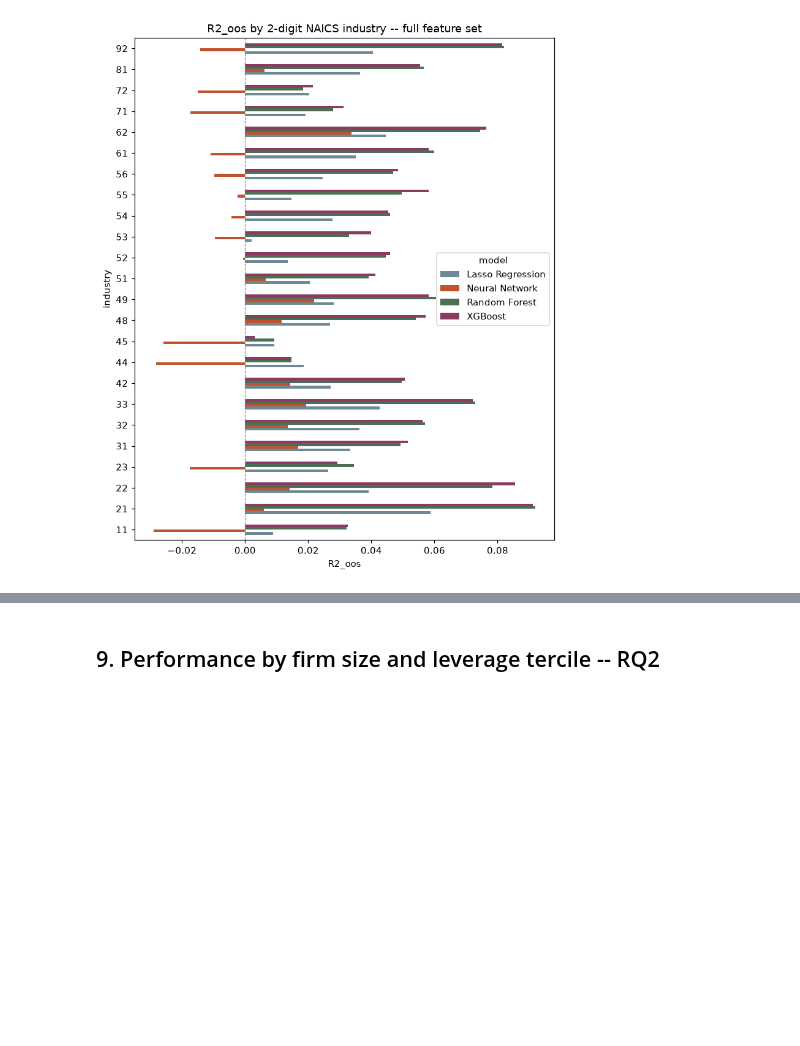
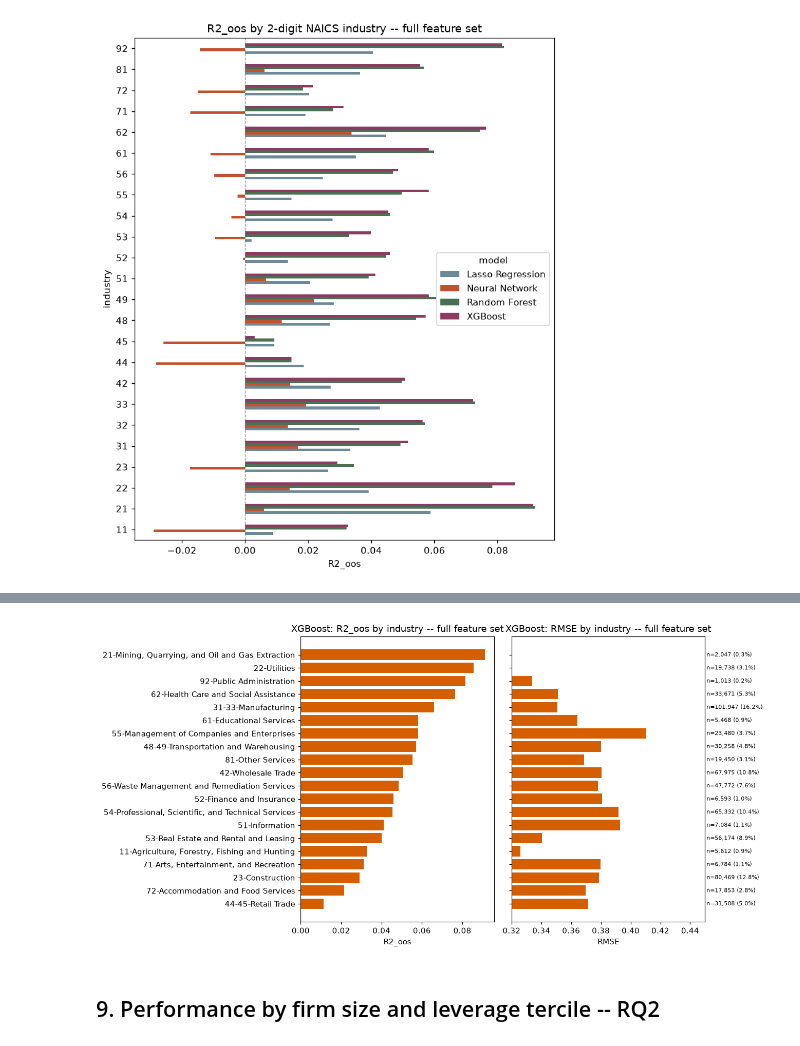
Before and after one commit to NhiPK/MLforEcon, a Jupyter notebook: model/model_comparison.ipynb, the cells around one changed output, grey strips where cells are left out. Drawn from its saved outputs; the diff is of its cells as text; code cells hidden in the pictures; blank space fills up the shorter version.

```diff
--- a/model/model_comparison.ipynb
+++ b/model/model_comparison.ipynb
@@ -965,3 +947,90 @@ by_industry.round(4)
 | 311 | Lasso Regression | Firm + Survey + Text | 92 | 1013 | 0.3413 | 0.2457 | 0.0405 |
 312 rows × 7 columns
 [figure]
+# %%
+MIN_INDUSTRY_N = 500  # adjust based on your test-set sizes
+
+# ---- Map NAICS 2-digit codes to industry names, then group by name only ----
+NAICS_INDUSTRY_NAMES = {
+    "11": "11-Agriculture, Forestry, Fishing and Hunting",
+    "21": "21-Mining, Quarrying, and Oil and Gas Extraction",
+    "22": "22-Utilities",
+    "23": "23-Construction",
+    "31": "31-33-Manufacturing", "32": "31-33-Manufacturing", "33": "31-33-Manufacturing",
+    "42": "42-Wholesale Trade",
+    "44": "44-45-Retail Trade", "45": "44-45-Retail Trade",
+    "48": "48-49-Transportation and Warehousing", "49": "48-49-Transportation and Warehousing",
+    "51": "51-Information",
+    "52": "52-Finance and Insurance",
+    "53": "53-Real Estate and Rental and Leasing",
+    "54": "54-Professional, Scientific, and Technical Services",
+    "55": "55-Management of Companies and Enterprises",
+    "56": "56-Waste Management and Remediation Services",
+    "61": "61-Educational Services",
+    "62": "62-Health Care and Social Assistance",
+    "71": "71-Arts, Entertainment, and Recreation",
+    "72": "72-Accommodation and Food Services",
+    "81": "81-Other Services",
+    "92": "92-Public Administration",
+}
+
+test_df["industry_group"] = test_df["naics_2digit"].astype(str).map(NAICS_INDUSTRY_NAMES).fillna("Other/Unmapped")
+
+industry_counts = test_df["industry_group"].value_counts()
+keep_industries = industry_counts[industry_counts >= MIN_INDUSTRY_N].index
+test_df["industry_group"] = np.where(
+    test_df["industry_group"].isin(keep_industries), test_df["industry_group"], "Other"
+)
+
+by_industry_rows = []
+for industry, mask in test_df.groupby("industry_group").groups.items():
+    idx = test_df.index.get_indexer(mask)
+    y_ind = test_df.loc[mask, TARGET_COL].values
+    by_industry_rows.append({"model": "Baseline (train mean)", "feature_set": "-", "industry": industry,
+                              **score(y_ind, np.full(len(mask), ybar_train), ybar_train)})
+    for (model_type, feature_set), pred in predictions.items():
+        by_industry_rows.append({
+            "model": MODEL_LABELS[model_type],
+            "feature_set": FEATURE_SET_LABELS[feature_set],
+            "industry": industry,
+            **score(y_ind, pred[idx], ybar_train),
+        })
+
+by_industry = pd.DataFrame(by_industry_rows)[["model", "feature_set", "industry", "n", "RMSE", "MAE", "R2_oos"]]
+by_industry.to_csv(OUTPUT_DIR / "performance_by_industry.csv", index=False)
+
+# ---- Plot: R2_oos and RMSE side by side, XGBoost only, one bar per industry ----
+xgb_set = by_industry[
+    (by_industry["feature_set"] == FEATURE_SET_LABELS["firm_survey_text"])
+    & (by_industry["model"] == "XGBoost")
+].set_index("industry")
+
+total_n = xgb_set["n"].sum()
+xgb_set["pct_of_test"] = 100 * xgb_set["n"] / total_n
+
+# Order by R2_oos ascending (barh draws bottom-to-top, so ascending here
+# puts the best-performing industry at the TOP of the chart)
+xgb_set = xgb_set.sort_values("R2_oos", ascending=True)
+
+XGB_COLOR = "#D55E00"
+
+fig, axes = plt.subplots(1, 2, figsize=(12, max(3, 0.30 * len(xgb_set))), sharey=True)
+
+axes[0].barh(xgb_set.index, xgb_set["R2_oos"], color=XGB_COLOR)
+axes[0].axvline(0, color="grey", linewidth=0.8, linestyle="--")
+axes[0].set_xlabel("R2_oos")
+axes[0].set_title("XGBoost: R2_oos by industry -- full feature set")
+
+axes[1].barh(xgb_set.index, xgb_set["RMSE"], color=XGB_COLOR)
+axes[1].set_xlabel("RMSE")
+axes[1].set_title("XGBoost: RMSE by industry -- full feature set")
+axes[1].set_xlim(0.32, 0.45)
+axes[1].set_ylabel("")
+
+for y, (n, pct) in enumerate(zip(xgb_set["n"], xgb_set["pct_of_test"])):
+    axes[1].text(0.451, y, f"n={n:,} ({pct:.1f}%)", va="center", fontsize=7)
+
+fig.tight_layout()
+fig.savefig(OUTPUT_DIR / "xgboost_r2_and_rmse_by_industry.png", dpi=300, bbox_inches="tight")
+by_industry.round(4)
+# %% [output]
@@ -968,3 +1050,4 @@ by_industry.round(4)
+[figure, added]
 # %% [markdown]
 ## 9. Performance by firm size and leverage tercile -- RQ2
 # %%
```
Also changed, not shown: parts of 7 cells of this notebook, 8 other files.
